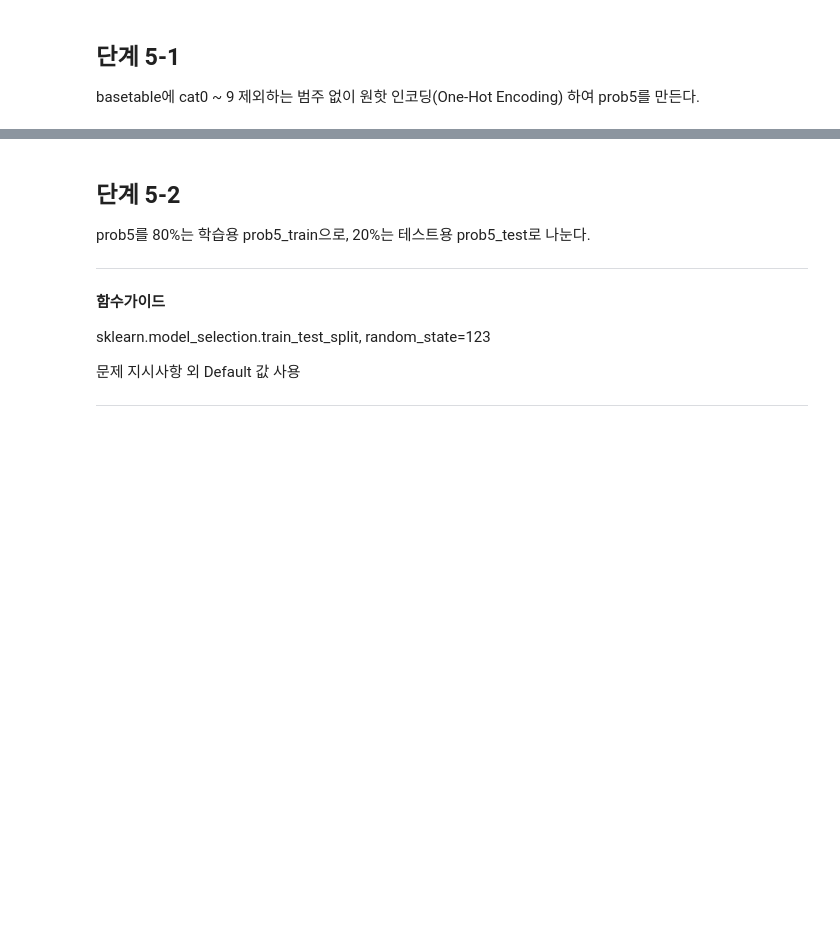
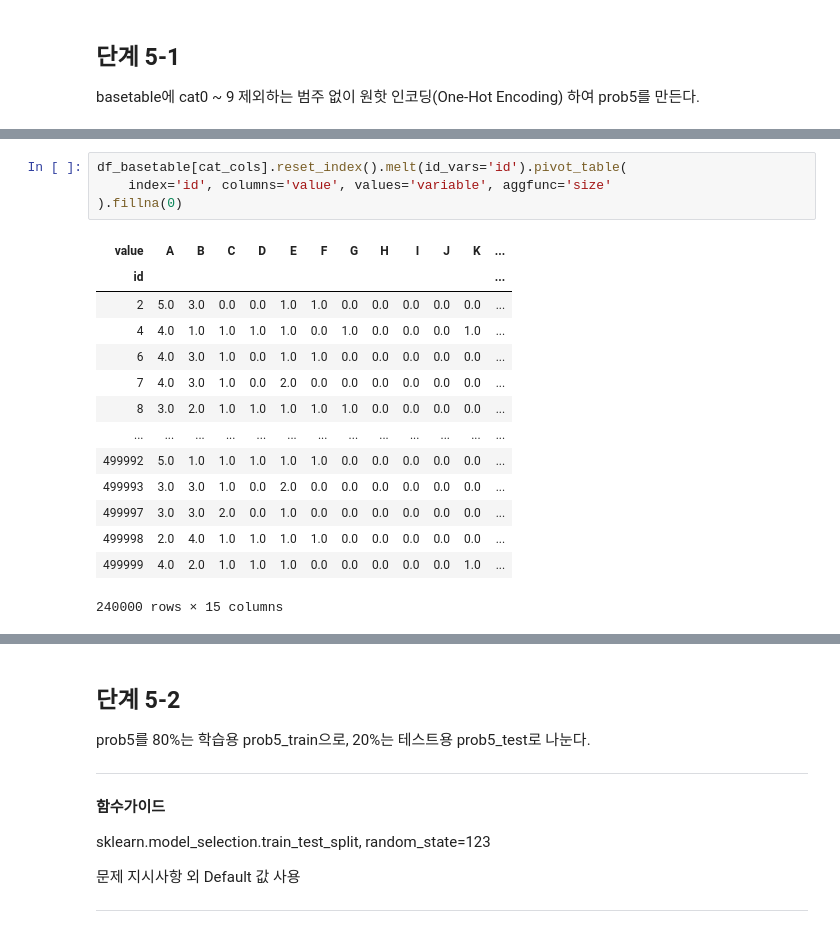
Before and after one commit to sunkusun9/DS_lv3_2404_2, a Jupyter notebook: sec_ds_lv3_prob2_prob.ipynb, the cells around one changed output, grey strips where cells are left out. Saved outputs shown, nothing was run; the diff lists cells and outputs as text; blank space fills up the shorter version.

```diff
--- a/sec_ds_lv3_prob2_prob.ipynb
+++ b/sec_ds_lv3_prob2_prob.ipynb
@@ -1296,0 +1373,19 @@ basetable에 cat0 ~ 9 제외하는 범주 없이 원핫 인코딩(One-Hot Encodi
+# %%
+df_basetable[cat_cols].reset_index().melt(id_vars='id').pivot_table(
+    index='id', columns='value', values='variable', aggfunc='size'
+).fillna(0)
+# %% [output]
+| value | A | B | C | D | E | F | G | H | I | J | K | ... |
+| id |  |  |  |  |  |  |  |  |  |  |  | ... |
+| 2 | 5.0 | 3.0 | 0.0 | 0.0 | 1.0 | 1.0 | 0.0 | 0.0 | 0.0 | 0.0 | 0.0 | ... |
+| 4 | 4.0 | 1.0 | 1.0 | 1.0 | 1.0 | 0.0 | 1.0 | 0.0 | 0.0 | 0.0 | 1.0 | ... |
+| 6 | 4.0 | 3.0 | 1.0 | 0.0 | 1.0 | 1.0 | 0.0 | 0.0 | 0.0 | 0.0 | 0.0 | ... |
+| 7 | 4.0 | 3.0 | 1.0 | 0.0 | 2.0 | 0.0 | 0.0 | 0.0 | 0.0 | 0.0 | 0.0 | ... |
+| 8 | 3.0 | 2.0 | 1.0 | 1.0 | 1.0 | 1.0 | 1.0 | 0.0 | 0.0 | 0.0 | 0.0 | ... |
+| ... | ... | ... | ... | ... | ... | ... | ... | ... | ... | ... | ... | ... |
+| 499992 | 5.0 | 1.0 | 1.0 | 1.0 | 1.0 | 1.0 | 0.0 | 0.0 | 0.0 | 0.0 | 0.0 | ... |
+| 499993 | 3.0 | 3.0 | 1.0 | 0.0 | 2.0 | 0.0 | 0.0 | 0.0 | 0.0 | 0.0 | 0.0 | ... |
+| 499997 | 3.0 | 3.0 | 2.0 | 0.0 | 1.0 | 0.0 | 0.0 | 0.0 | 0.0 | 0.0 | 0.0 | ... |
+| 499998 | 2.0 | 4.0 | 1.0 | 1.0 | 1.0 | 1.0 | 0.0 | 0.0 | 0.0 | 0.0 | 0.0 | ... |
+| 499999 | 4.0 | 2.0 | 1.0 | 1.0 | 1.0 | 0.0 | 0.0 | 0.0 | 0.0 | 0.0 | 1.0 | ... |
+240000 rows × 15 columns
```
Also changed, not shown: parts of 94 cells of this notebook.
